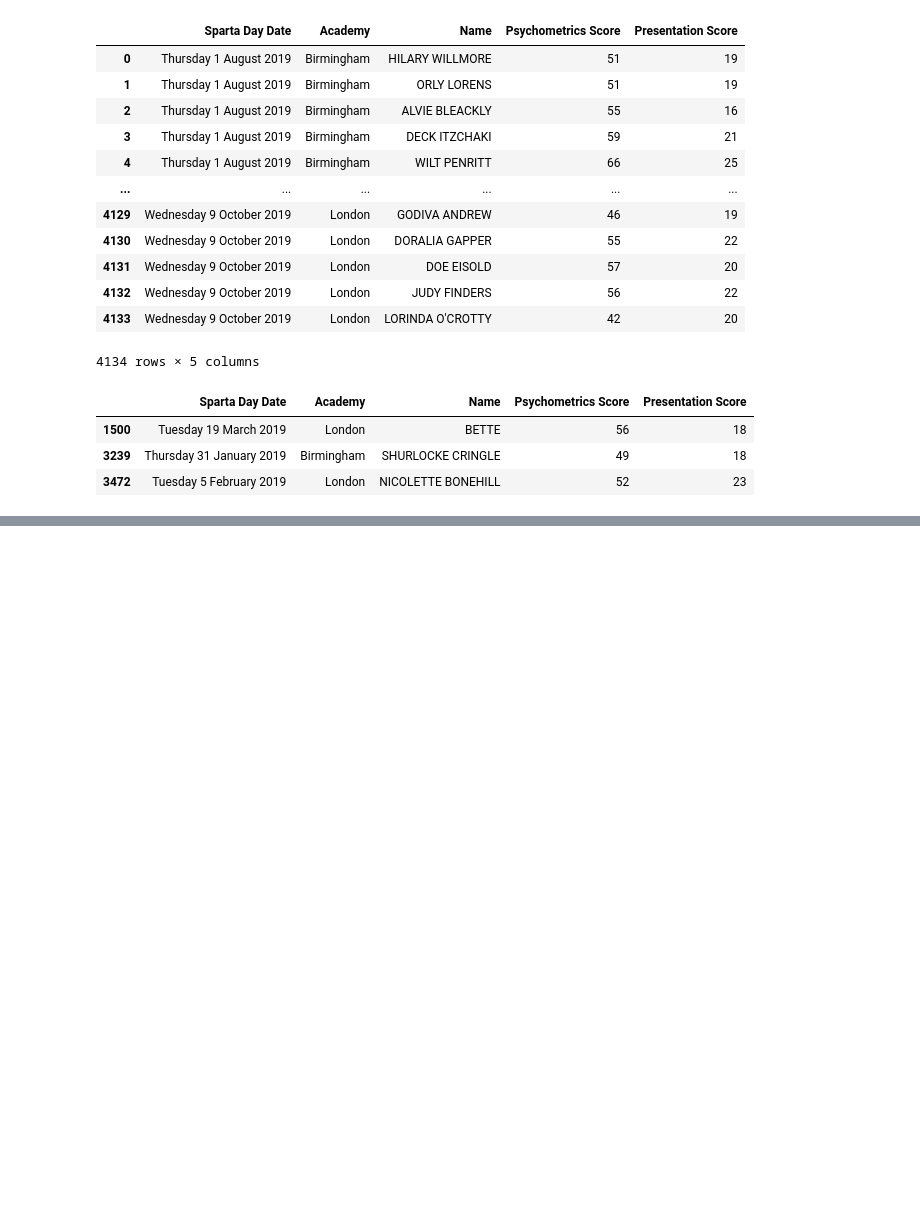
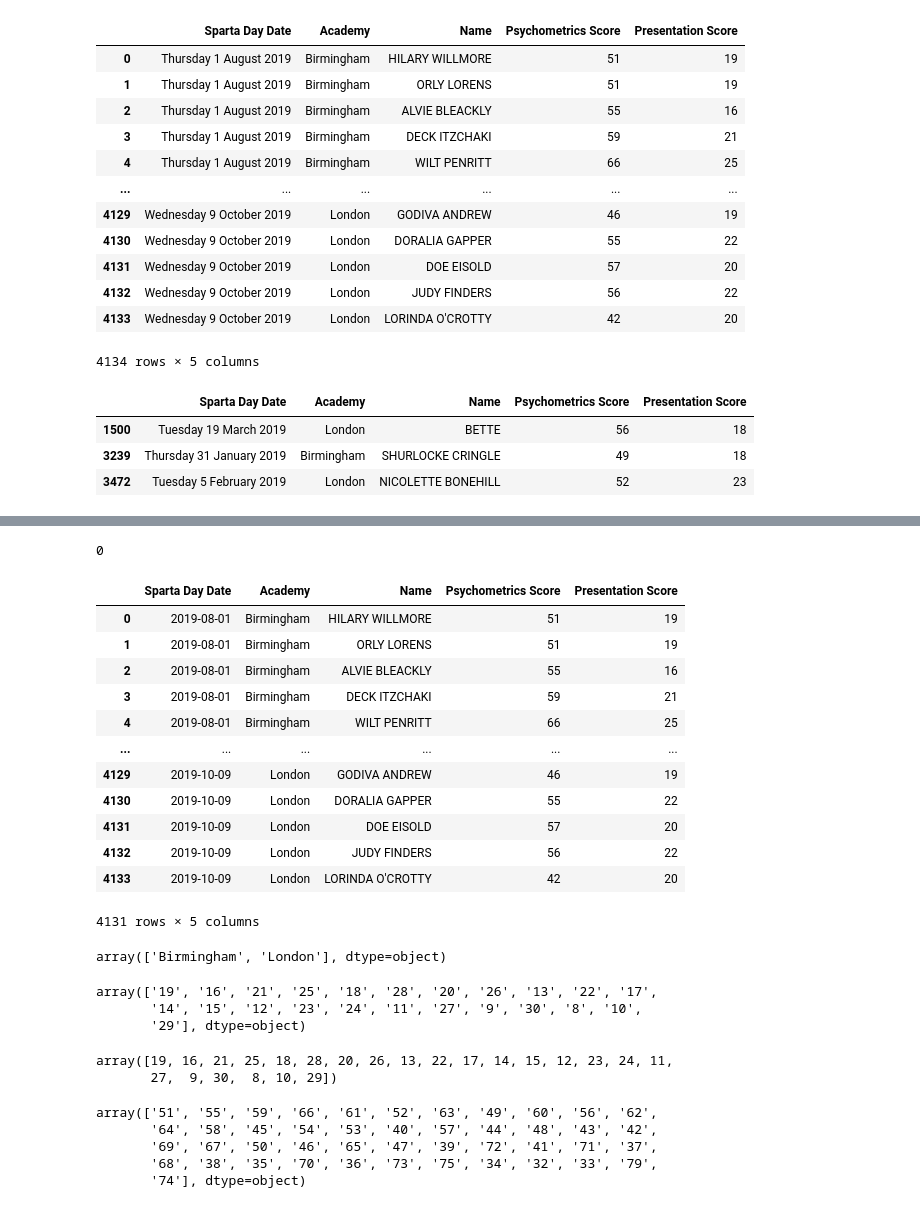
Before and after one commit to fyawil/etl_json_csv_txt_to_SQL_db, a Jupyter notebook: cleaning_dfs_exploration.ipynb, the cells around one changed output, grey strips where cells are left out. Drawn from its saved outputs; the diff is of its cells as text; code cells hidden in the pictures; blank space fills up the shorter version.

Commit message:
Created script to clean talent txt df

```diff
--- a/cleaning_dfs_exploration.ipynb
+++ b/cleaning_dfs_exploration.ipynb
@@ -707,0 +708,5 @@ talent_txts_df[talent_txts_df['Name'] == 'NICOLETTE BONEHILL']
+# %%
+# The three sets of people seems to be duplicates, due to the proximity of the scores and their names
+
+# Dropping duplicate rows to leave the latest Sparta Day for each person in the dataset
+talent_txts_df.drop(index=[1500, 3239, 3472], inplace=True)
@@ -707,0 +729,27 @@ talent_txts_df[talent_txts_df['Name'] == 'NICOLETTE BONEHILL']
+# %%
+# Checking for null values in column
+talent_txts_df['Sparta Day Date'].isna().sum()
+# %% [output]
+0
+# %%
+# Casting Sparta Day Date to datetime format
+talent_txts_df['Sparta Day Date'] = pd.to_datetime(talent_txts_df['Sparta Day Date'])
+# %% [output]
+|  | Sparta Day Date | Academy | Name | Psychometrics Score | Presentation Score |
+| 0 | 2019-08-01 | Birmingham | HILARY WILLMORE | 51 | 19 |
+| 1 | 2019-08-01 | Birmingham | ORLY LORENS | 51 | 19 |
+| 2 | 2019-08-01 | Birmingham | ALVIE BLEACKLY | 55 | 16 |
+| 3 | 2019-08-01 | Birmingham | DECK ITZCHAKI | 59 | 21 |
+| 4 | 2019-08-01 | Birmingham | WILT PENRITT | 66 | 25 |
+| ... | ... | ... | ... | ... | ... |
+| 4129 | 2019-10-09 | London | GODIVA ANDREW | 46 | 19 |
+| 4130 | 2019-10-09 | London | DORALIA GAPPER | 55 | 22 |
+| 4131 | 2019-10-09 | London | DOE EISOLD | 57 | 20 |
+| 4132 | 2019-10-09 | London | JUDY FINDERS | 56 | 22 |
+| 4133 | 2019-10-09 | London | LORINDA O'CROTTY | 42 | 20 |
+4131 rows × 5 columns
+# %%
+# Checking for Academy column unique values
+talent_txts_df['Academy'].unique()
+# %% [output]
+array(['Birmingham', 'London'], dtype=object)
@@ -707,0 +759,22 @@ talent_txts_df[talent_txts_df['Name'] == 'NICOLETTE BONEHILL']
+# %%
+# Checking for out of bounds numbers
+talent_txts_df['Presentation Score'].unique()
+# %% [output]
+array(['19', '16', '21', '25', '18', '28', '20', '26', '13', '22', '17',
+       '14', '15', '12', '23', '24', '11', '27', '9', '30', '8', '10',
+       '29'], dtype=object)
+# %%
+# Casting Presentation Score to integers
+talent_txts_df['Presentation Score'] = talent_txts_df['Presentation Score'].astype(int)
+# %% [output]
+array([19, 16, 21, 25, 18, 28, 20, 26, 13, 22, 17, 14, 15, 12, 23, 24, 11,
+       27,  9, 30,  8, 10, 29])
+# %%
+# Checking for out of bounds numbers
+talent_txts_df['Psychometrics Score'].unique()
+# %% [output]
+array(['51', '55', '59', '66', '61', '52', '63', '49', '60', '56', '62',
+       '64', '58', '45', '54', '53', '40', '57', '44', '48', '43', '42',
+       '69', '67', '50', '46', '65', '47', '39', '72', '41', '71', '37',
+       '68', '38', '35', '70', '36', '73', '75', '34', '32', '33', '79',
+       '74'], dtype=object)
```
Also changed, not shown: parts of 22 cells of this notebook, 1 other file.
